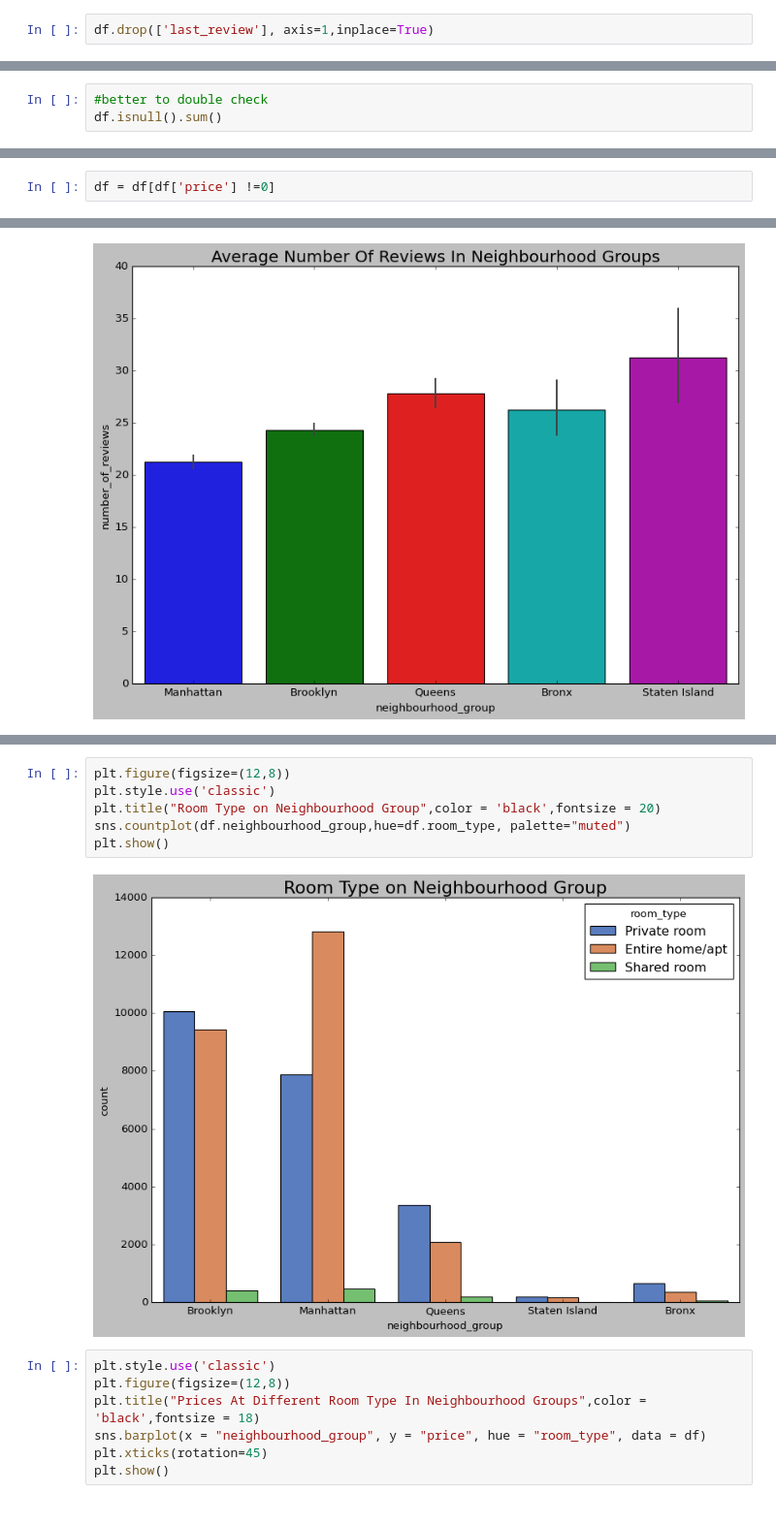
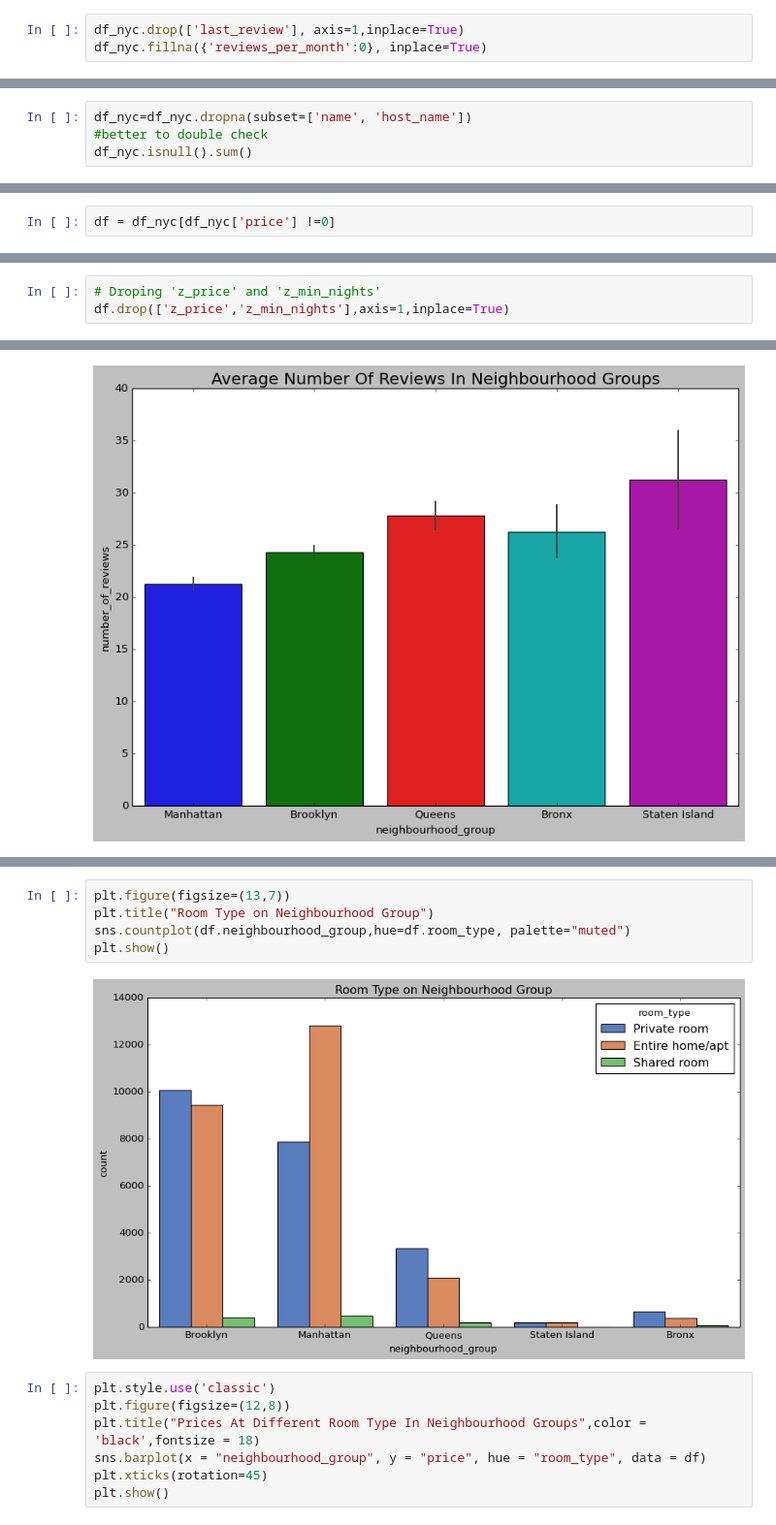
Before and after one commit to kashifkamran639/Airbnb-NYC-2019, a Jupyter notebook: Kashif_Kamran_Airbnb_Bookings_Analysis_Capstone_Project.ipynb, the cells around one changed output, grey strips where cells are left out. Shown at 97% size. Cells and saved outputs as stored; diff of their text form.

```diff
--- a/Kashif_Kamran_Airbnb_Bookings_Analysis_Capstone_Project.ipynb
+++ b/Kashif_Kamran_Airbnb_Bookings_Analysis_Capstone_Project.ipynb
@@ -203,4 +144,5 @@ As we can see there are some Null Values in **host_name**, **name** , **last_rev
 
 <u/>**last_review** and **reviews_per_month**</u> : we found Null Values are for those properties which doesn't have any reviews. so will replace all the Null values of review_per_month with zero ('0') and drop the **last_review** as column has very high Null Values and negligible relevence with our problem set for EDA.
 # %%
-df.drop(['last_review'], axis=1,inplace=True)
+df_nyc.drop(['last_review'], axis=1,inplace=True)
+df_nyc.fillna({'reviews_per_month':0}, inplace=True)
@@ -216,6 +149,7 @@ df =df.dropna(subset=['name', 'host_name'])
 # %%
+df_nyc=df_nyc.dropna(subset=['name', 'host_name'])
 #better to double check
-df.isnull().sum()
+df_nyc.isnull().sum()
 # %% [output]
 id                                0
 name                              0
@@ -244,4 +174,4 @@ df.shape
 # %% [markdown]
 We can clearly see the total of eleven entries need to be drop whose price is 0 so going forward excluding those entries having price = 0
 # %%
-df = df[df['price'] !=0]
+df = df_nyc[df_nyc['price'] !=0]
@@ -298,6 +195,9 @@ df['z_min_nights'] = np.abs(stats.zscore(df['minimum_nights']))
 
 df = df[(df['z_price'] < 3)]
 df = df[(df['z_min_nights'] < 3)]
+# %%
+# Droping 'z_price' and 'z_min_nights'
+df.drop(['z_price','z_min_nights'],axis=1,inplace=True)
 # %%
 df.info()
 # %% [output]
@@ -439,11 +345,10 @@ plt.show()
 # %%
-plt.figure(figsize=(12,8))
-plt.style.use('classic')
-plt.title("Room Type on Neighbourhood Group",color = 'black',fontsize = 20)
+plt.figure(figsize=(13,7))
+plt.title("Room Type on Neighbourhood Group")
 sns.countplot(df.neighbourhood_group,hue=df.room_type, palette="muted")
 plt.show()
 # %% [output]
-[figure, old version]
+[figure, new version]
 # %%
 plt.style.use('classic')
 plt.figure(figsize=(12,8))
```
Also changed, not shown: parts of 66 cells of this notebook.
